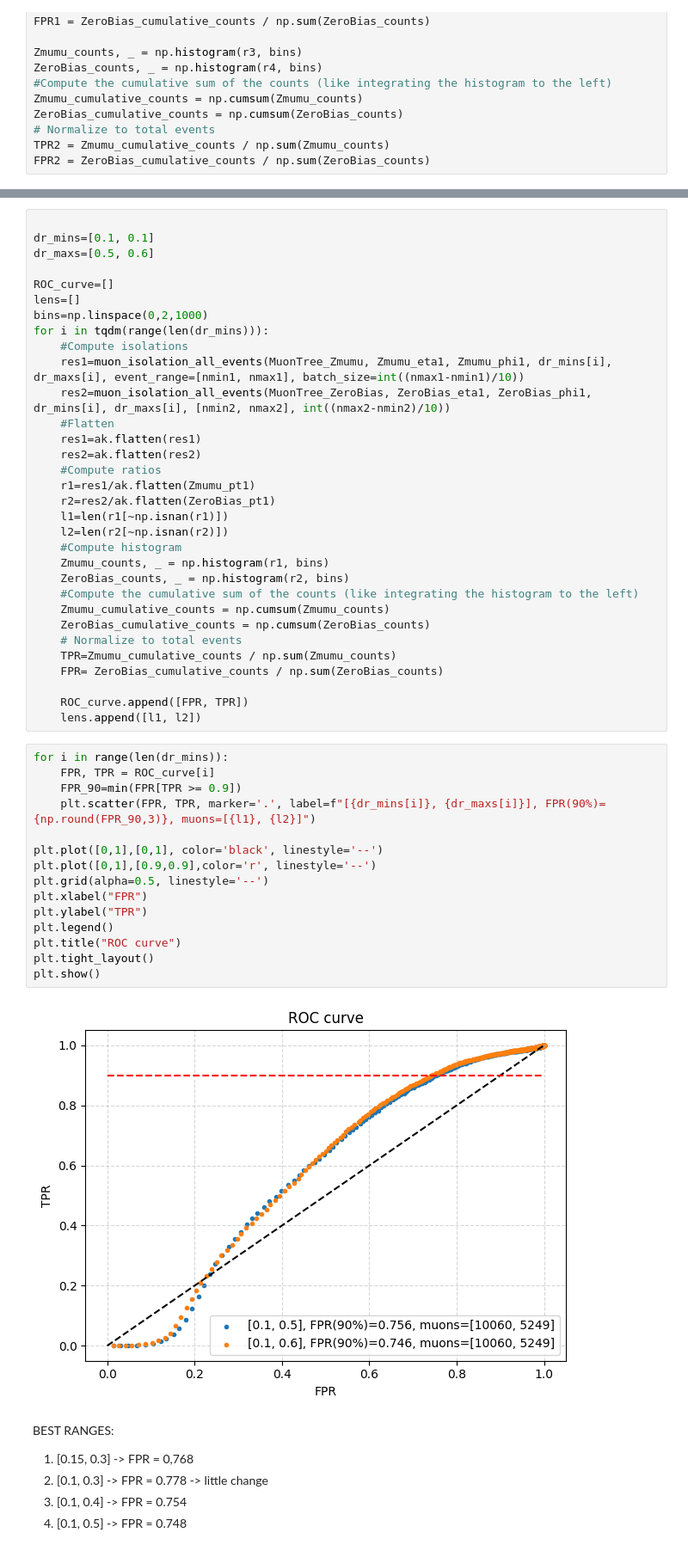
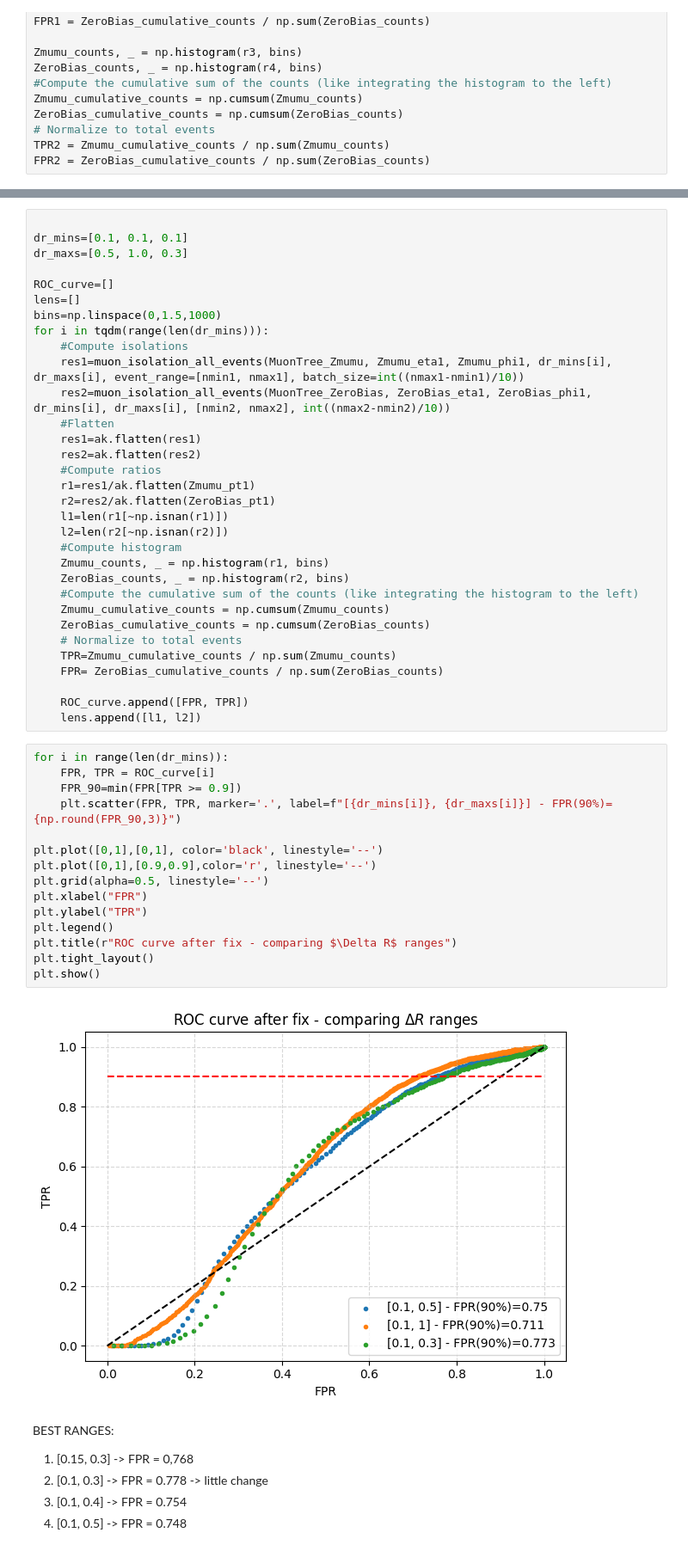
Before and after one commit to Ruba18-Code/BSc-Thesis-LVL1-trigger-for-isolated-muons-at-ATLAS, a Jupyter notebook: test copy.ipynb, the cells around one changed output, grey strips where cells are left out. Shown at 86% size. Drawn from its saved outputs; the diff is of its cells as text.

```diff
--- a/test copy.ipynb
+++ b/test copy.ipynb
@@ -133,11 +307,11 @@ Error:
 # %%
 
-dr_mins=[0.1, 0.1]
-dr_maxs=[0.5, 0.6]
+dr_mins=[0.1, 0.1, 0.1]
+dr_maxs=[0.5, 1.0, 0.3]
 
 ROC_curve=[]
 lens=[]
-bins=np.linspace(0,2,1000)
+bins=np.linspace(0,1.5,1000)
 for i in tqdm(range(len(dr_mins))):
     #Compute isolations
     res1=muon_isolation_all_events(MuonTree_Zmumu, Zmumu_eta1, Zmumu_phi1, dr_mins[i], dr_maxs[i], event_range=[nmin1, nmax1], batch_size=int((nmax1-nmin1)/10))
@@ -165,20 +339,20 @@ for i in tqdm(range(len(dr_mins))):
 # %%
 for i in range(len(dr_mins)):
     FPR, TPR = ROC_curve[i]
     FPR_90=min(FPR[TPR >= 0.9])
-    plt.scatter(FPR, TPR, marker='.', label=f"[{dr_mins[i]}, {dr_maxs[i]}], FPR(90%)={np.round(FPR_90,3)}, muons=[{l1}, {l2}]")
+    plt.scatter(FPR, TPR, marker='.', label=f"[{dr_mins[i]}, {dr_maxs[i]}] - FPR(90%)={np.round(FPR_90,3)}")
 
 plt.plot([0,1],[0,1], color='black', linestyle='--')
 plt.plot([0,1],[0.9,0.9],color='r', linestyle='--')
 plt.grid(alpha=0.5, linestyle='--')
 plt.xlabel("FPR")
 plt.ylabel("TPR")
 plt.legend()
-plt.title("ROC curve")
+plt.title(r"ROC curve after fix - comparing $\Delta R$ ranges")
 plt.tight_layout()
 plt.show()
 # %% [output]
-[figure, old version]
+[figure, new version]
 # %% [markdown]
 BEST RANGES:
 1. [0.15, 0.3] -> FPR = 0,768
```
Also changed, not shown: parts of 17 cells of this notebook, 4 other files.
